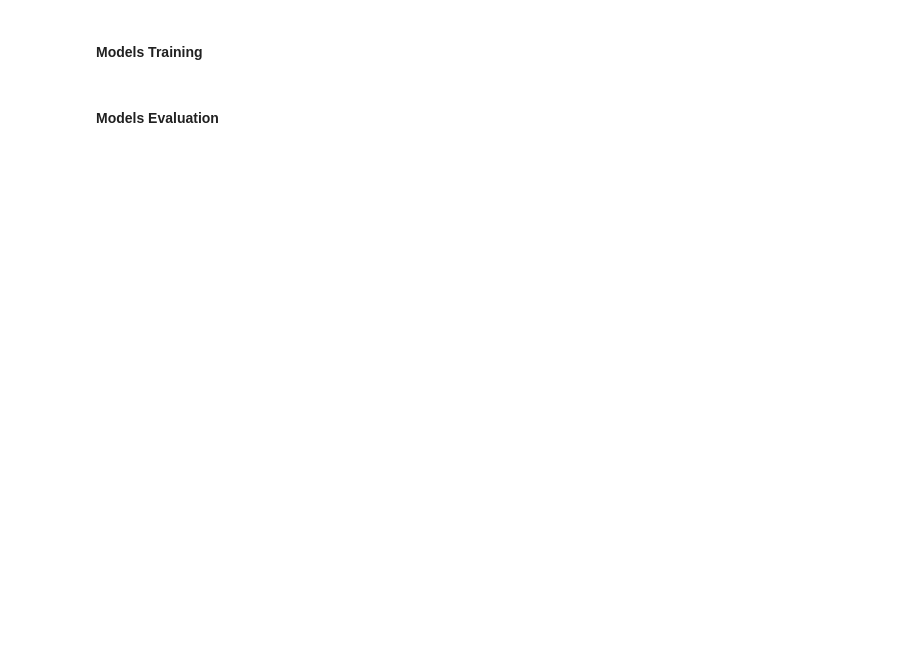
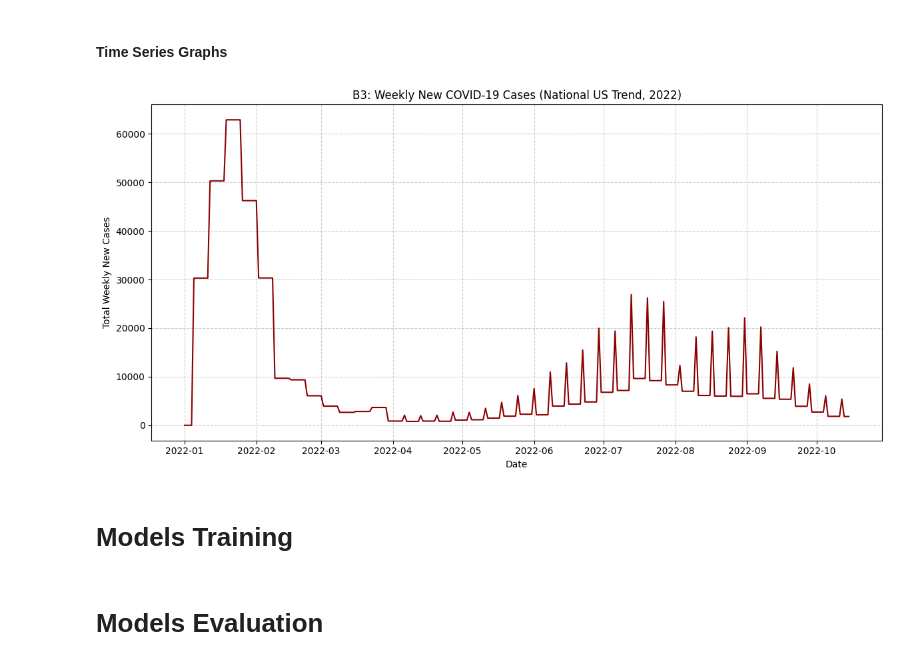
Before and after one commit to Zafarbek05/MLDA.CW.16417, a Jupyter notebook: notebooks/mlda.16417.ipynb, the cells around one changed output. Saved outputs shown, nothing was run; the diff lists cells and outputs as text; code cells hidden in the pictures; blank space fills up the shorter version.

Commit message:
EDA & data preparation completed

```diff
--- a/notebooks/mlda.16417.ipynb
+++ b/notebooks/mlda.16417.ipynb
@@ -66,0 +20,13 @@ memory usage: 1.8+ MB
+# %%
+# 1) mobility reports
+# necessary columns (country, date, mobility percentages)
+mobility_columns = ['retail_and_recreation_percent_change_from_baseline',
+    'grocery_and_pharmacy_percent_change_from_baseline',
+    'parks_percent_change_from_baseline',
+    'transit_stations_percent_change_from_baseline',
+    'workplaces_percent_change_from_baseline',
+    'residential_percent_change_from_baseline']
+
+# converting 'date' column to actual datetime values
+df['date'] = pd.to_datetime(df['date'])
+df.info()
@@ -67 +80,8 @@ memory usage: 1.8+ MB
+# %%
+# next approach: aggregating state-level entries to join with cases and deaths reports
+df_mobility = df[(df['sub_region_1'].notnull()) & (df['sub_region_2'].isnull())].copy()
+
+# imputing missing values in mobility data
+for col in mobility_columns:
+    df_mobility[col] = df_mobility.groupby('sub_region_1')[col].transform(lambda x: x.interpolate(method='linear', limit_direction='both'))
 # %% [markdown]
@@ -68,0 +128,12 @@ memory usage: 1.8+ MB
+# %%
+df_joined = pd.merge(
+    df_mobility,
+    df_cases,
+    on=['date', 'state_code'],
+    how='left'
+)
+# forward fill the weekly case count to all daily records in that week
+df_joined['new_cases_weekly'] = df_joined.groupby('state_code')['new_cases'].ffill()
+
+# checking the join outcomes
+df_joined.info()
@@ -69,4 +189,19 @@ memory usage: 1.8+ MB
+# %% [markdown]
+#### Time Series Graphs
+# %%
+# aggregating plotting weekly cases by date
+df_ts_plot = df_joined.groupby('date')['new_cases_weekly'].sum().reset_index()
+
+plt.figure(figsize=(12, 6))
+sns.lineplot(data=df_ts_plot, x='date', y='new_cases_weekly', color='darkred')
+plt.title('B3: Weekly New COVID-19 Cases (National US Trend, 2022)')
+plt.xlabel('Date')
+plt.ylabel('Total Weekly New Cases')
+plt.grid(True, linestyle='--', alpha=0.6)
+plt.tight_layout()
+# %% [output]
+[figure, added]
 # %% [markdown]
-#### Models Training
+# Models Training
 # %% [markdown]
-#### Models Evaluation
+# Models Evaluation
```
Also changed, not shown: parts of 18 cells of this notebook, 2 other files.
